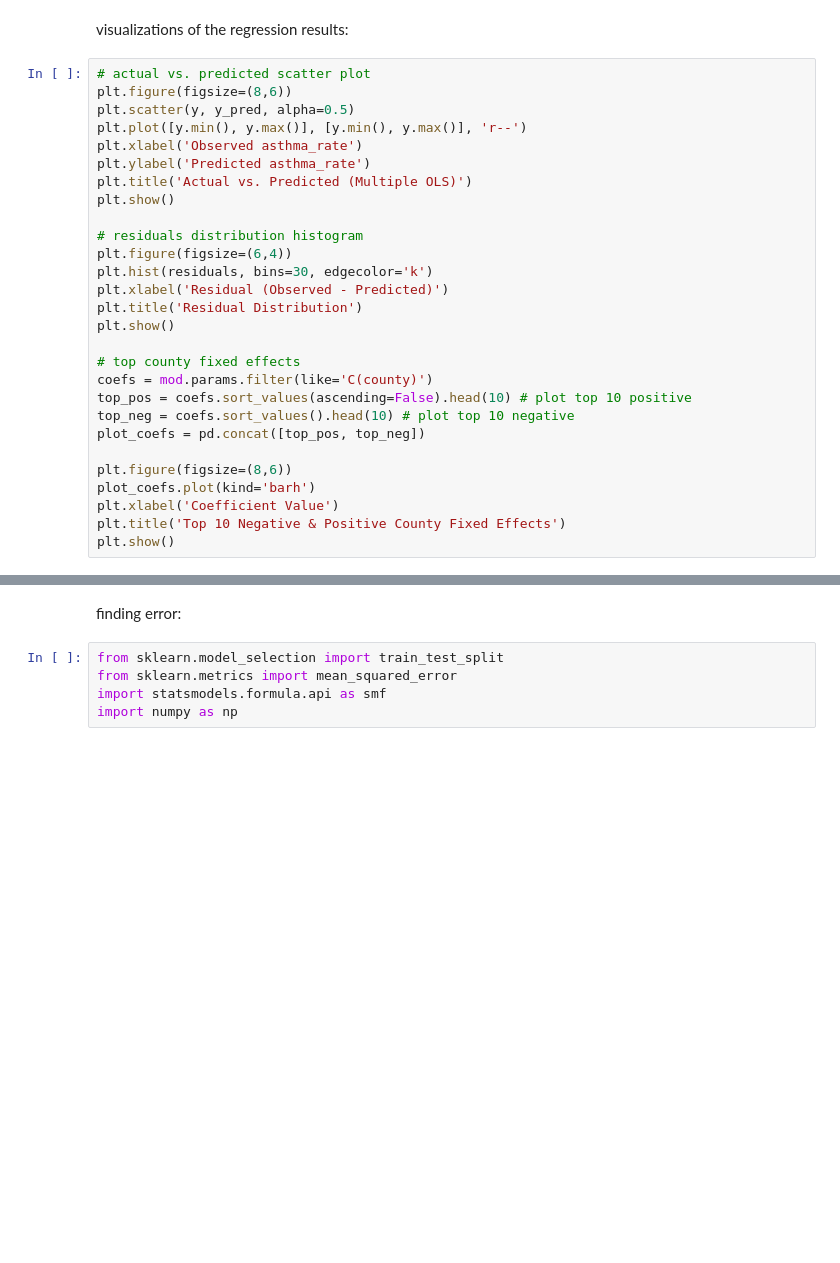
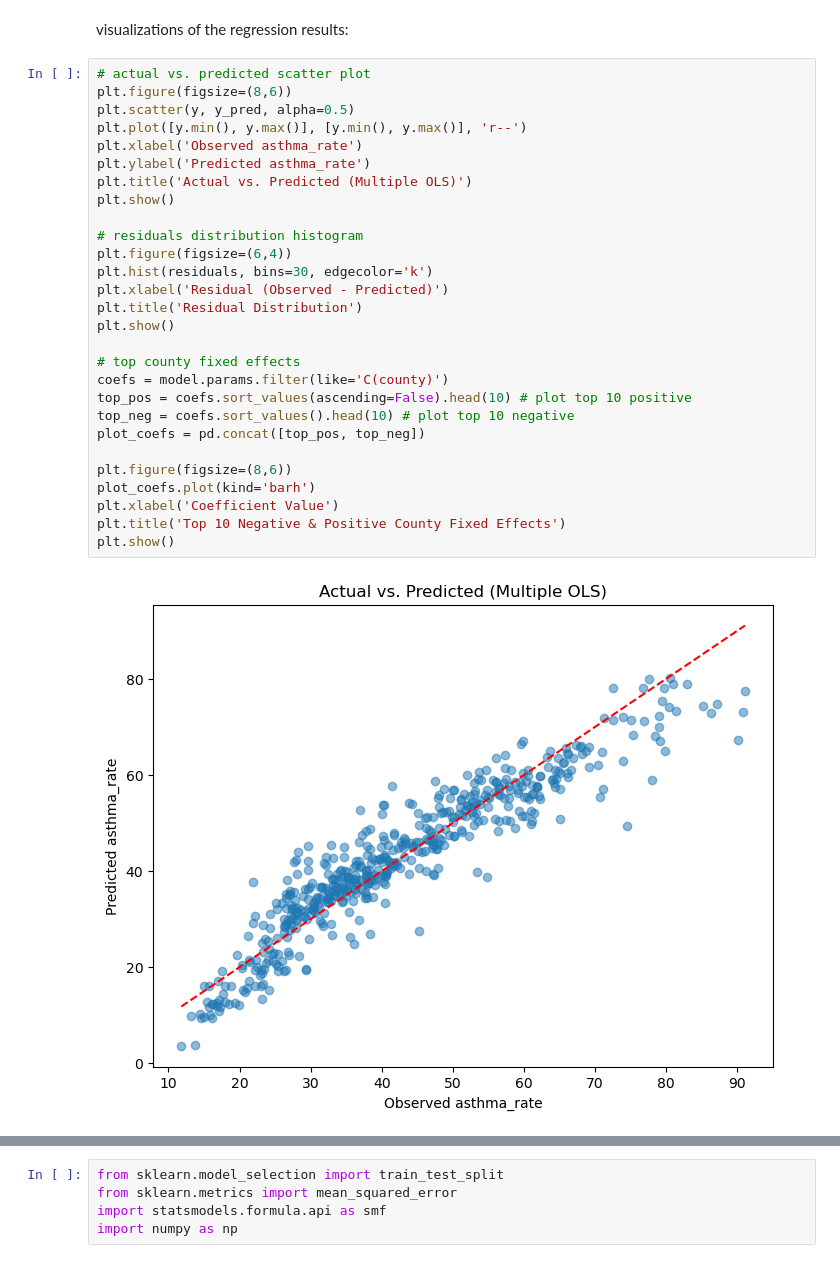
Before and after one commit to cassandrahuber/SCIPE-CI-SIP-Project, a Jupyter notebook: notebooks/02_exploratory_analysis.ipynb, the cells around one changed output, grey strips where cells are left out. Drawn from its saved outputs; the diff is of its cells as text; blank space fills up the shorter version.

```diff
--- a/notebooks/02_exploratory_analysis.ipynb
+++ b/notebooks/02_exploratory_analysis.ipynb
@@ -166,28 +102,30 @@ visualizations of the regression results:
 # %%
 # actual vs. predicted scatter plot
 plt.figure(figsize=(8,6))
 plt.scatter(y, y_pred, alpha=0.5)
 plt.plot([y.min(), y.max()], [y.min(), y.max()], 'r--')
 plt.xlabel('Observed asthma_rate')
 plt.ylabel('Predicted asthma_rate')
 plt.title('Actual vs. Predicted (Multiple OLS)')
 plt.show()
 
 # residuals distribution histogram
 plt.figure(figsize=(6,4))
 plt.hist(residuals, bins=30, edgecolor='k')
 plt.xlabel('Residual (Observed - Predicted)')
 plt.title('Residual Distribution')
 plt.show()
 
 # top county fixed effects
-coefs = mod.params.filter(like='C(county)')
+coefs = model.params.filter(like='C(county)')
 top_pos = coefs.sort_values(ascending=False).head(10) # plot top 10 positive
 top_neg = coefs.sort_values().head(10) # plot top 10 negative
 plot_coefs = pd.concat([top_pos, top_neg])
 
 plt.figure(figsize=(8,6))
 plot_coefs.plot(kind='barh')
 plt.xlabel('Coefficient Value')
 plt.title('Top 10 Negative & Positive County Fixed Effects')
 plt.show()
+# %% [output]
+[figure, added]
@@ -194,5 +134,3 @@ plt.show()
-# %% [markdown]
-finding error:
 # %%
 from sklearn.model_selection import train_test_split
 from sklearn.metrics import mean_squared_error
```
Also changed, not shown: parts of 13 cells of this notebook, 2 other files.
